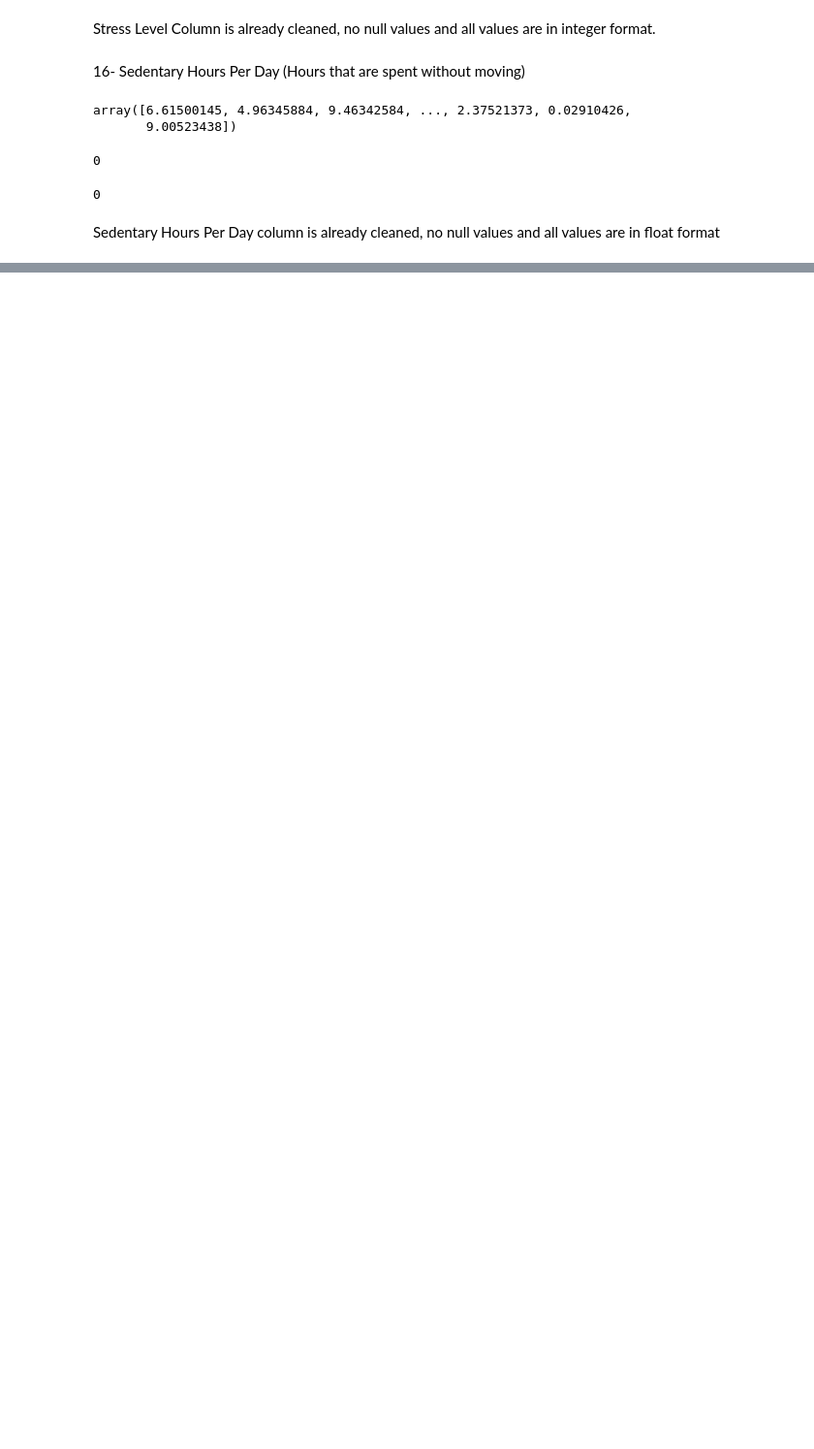
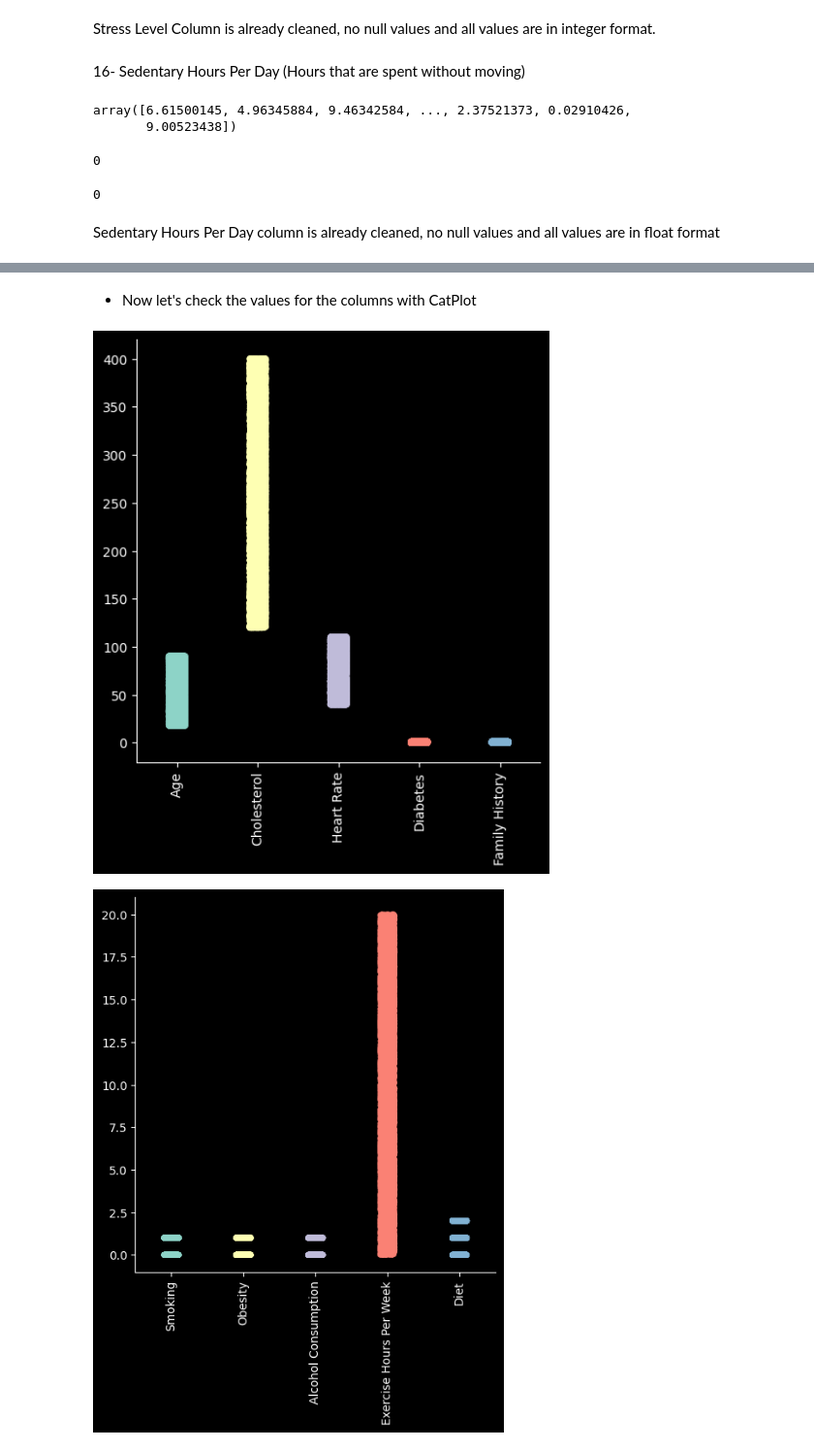
Before and after one commit to alperrkilic/heart-attack-prediction, a Jupyter notebook: heart-attack-prediction.ipynb, the cells around one changed output, grey strips where cells are left out. Shown at 97% size. Cells and saved outputs as stored; diff of their text form; code cells hidden in the pictures; blank space fills up the shorter version.

```diff
--- a/heart-attack-prediction.ipynb
+++ b/heart-attack-prediction.ipynb
@@ -525,0 +658,17 @@ Sedentary Hours Per Day column is already cleaned, no null values and all values
+# %% [markdown]
+* Now let's check the values for the columns with CatPlot
+# %%
+plots = []
+
+plots.append(sns.catplot(data=df.iloc[:, 0:5]))
+plots.append(sns.catplot(data=df.iloc[:, 5:10]))
+plots.append(sns.catplot(data=df.iloc[:, 10:15]))
+plots.append(sns.catplot(data=df.iloc[:, 15:20]))
+plots.append(sns.catplot(data=df.iloc[:, 20:22]))
+
+
+for i in range(5):
+    plots[i].set_xticklabels(rotation=90)
+# %% [output]
+[figure, added]
+[figure, added]
```
Also changed, not shown: parts of 39 cells of this notebook.
